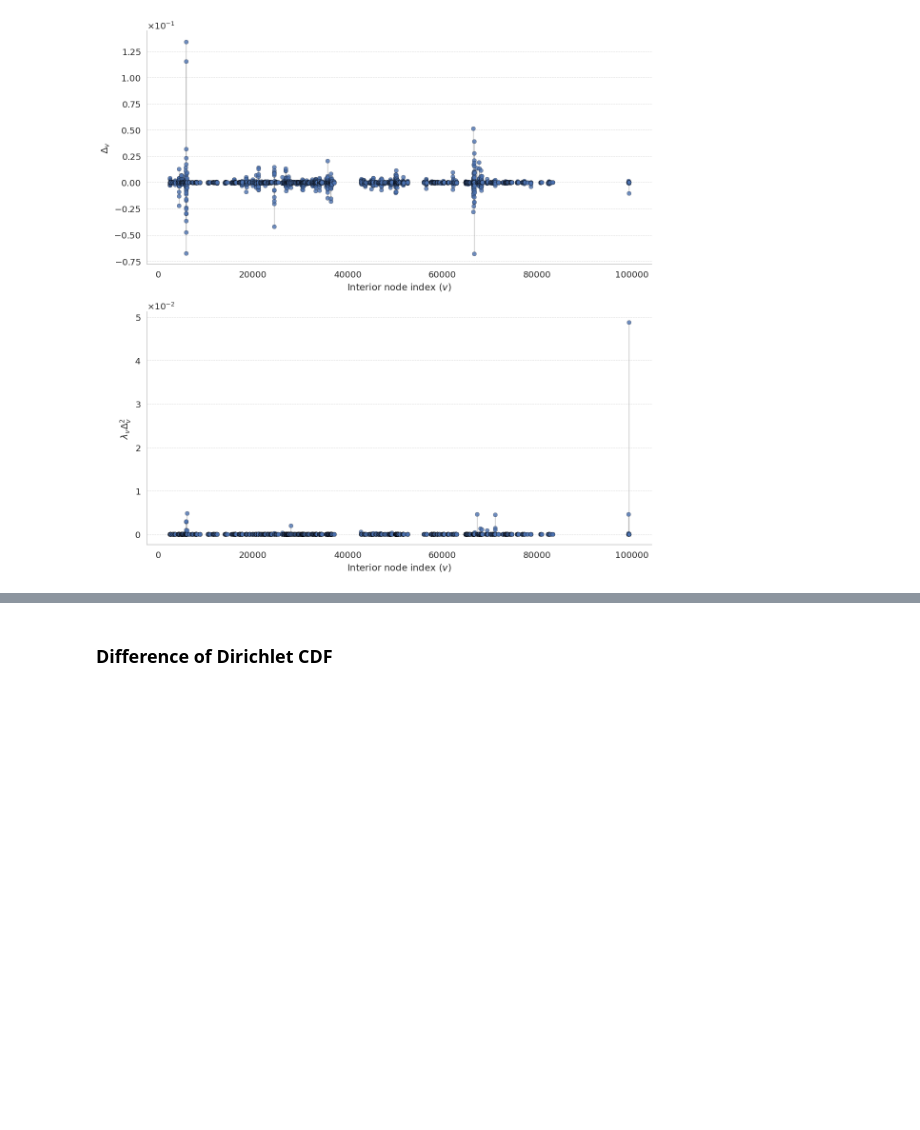
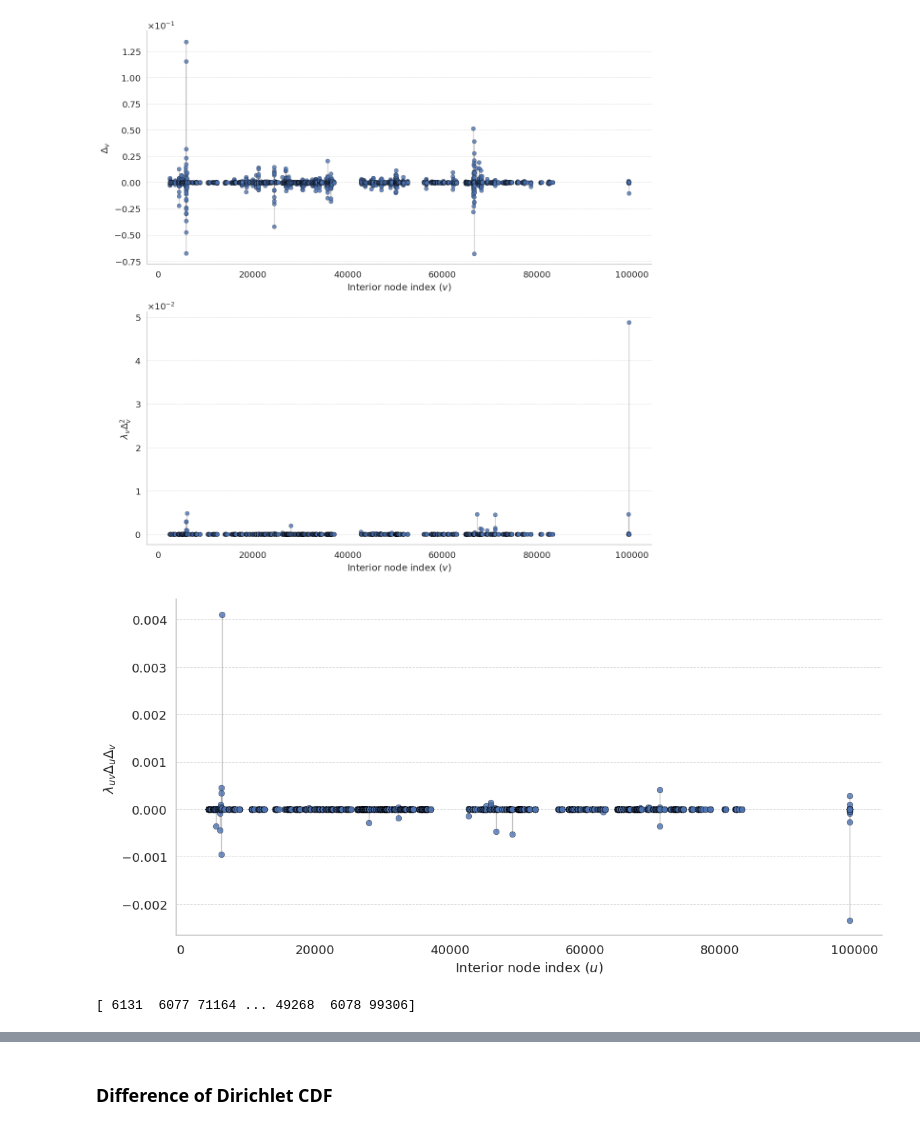
Before and after one commit to spsvihla/pcms, a Jupyter notebook: notebooks/haar_like_wavelets_level_of_significance.ipynb, the cells around one changed output, grey strips where cells are left out. Saved outputs shown, nothing was run; the diff lists cells and outputs as text; code cells hidden in the pictures; blank space fills up the shorter version.

Commit message:
Add: covariance plot

```diff
--- a/notebooks/haar_like_wavelets_level_of_significance.ipynb
+++ b/notebooks/haar_like_wavelets_level_of_significance.ipynb
@@ -173,6 +183,14 @@ diff = a - b
 # %%
 hl_coords = Q.T @ diff
 dh_comps = hl_coords**2 * S.diagonal()
+# %%
+S_coo = S.tocoo()
+row, col, Svals = S_coo.row, S_coo.col, S_coo.data
+hl_coords_i = hl_coords[row]
+hl_coords_j = hl_coords[col]
+contrib_data = Svals * hl_coords_i * hl_coords_j
+M = csc_matrix((contrib_data, (row, col)), shape=S.shape)
+M.eliminate_zeros()
 # %%
 sns.set(style="whitegrid", font_scale=1.2)
 
@@ -337,3 +355,52 @@ plt.tight_layout()
 plt.show()
 # %% [output]
 [figure]
+# %%
+sns.set(style="whitegrid", font_scale=1.2)
+
+v = 99310
+col = M[:, v].tocoo()
+
+mask = col.row != v
+idx = col.row[mask]
+y = col.data[mask]
+x = idx
+
+fig, ax = plt.subplots(figsize=(12, 6))
+
+ax.scatter(
+    x, y,
+    s=40,
+    alpha=0.8,
+    edgecolors='black',
+    linewidth=0.3,
+    zorder=3
+)
+
+ax.vlines(
+    x=x,
+    ymin=0,
+    ymax=y,
+    colors='gray',
+    alpha=0.5,
+    linewidth=1,
+    zorder=1
+)
+
+ax.set_xlabel('Interior node index ($u$)', fontsize=14)
+ax.set_ylabel(r'$\lambda_{uv} \Delta_u \Delta_v$', fontsize=14)
+
+ax.yaxis.grid(True, linestyle='--', linewidth=0.7, alpha=0.7)
+ax.xaxis.grid(False)
+
+sns.despine()
+
+plt.tight_layout()
+plt.show()
+# %% [output]
+[figure, added]
+# %%
+sort_idx = np.argsort(y)[::-1]
+print(x[sort_idx])
+# %% [output]
+[ 6131  6077 71164 ... 49268  6078 99306]
```
Also changed, not shown: parts of 7 cells of this notebook.
